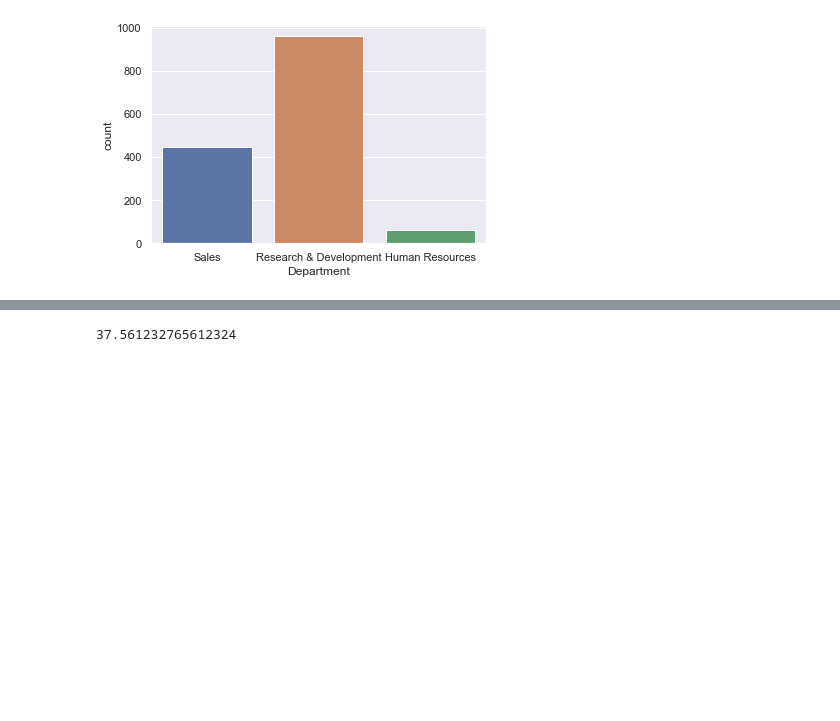
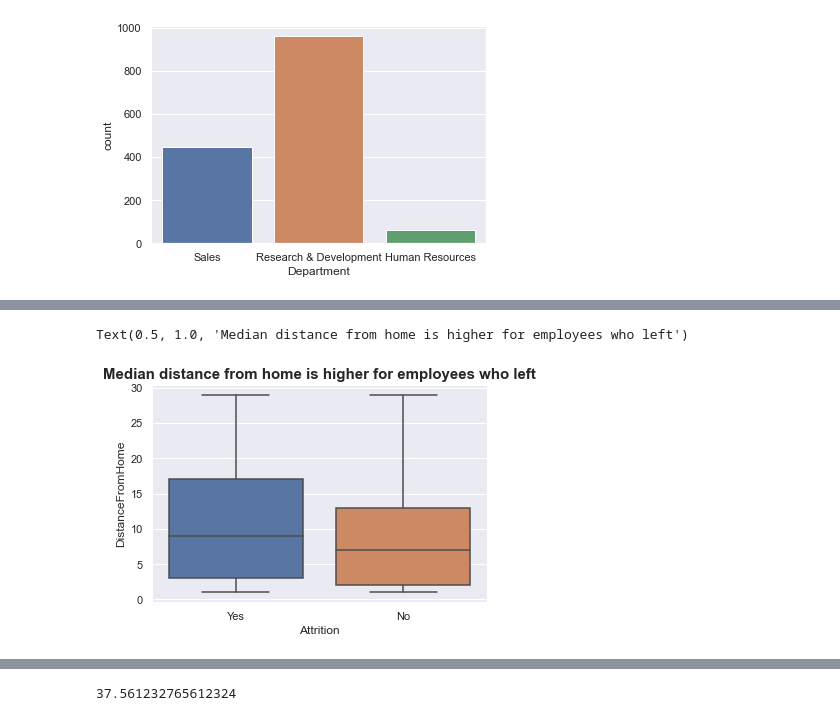
Before and after one commit to agarashzade/Employee-attrition, a Jupyter notebook: EDA_2.ipynb, the cells around one changed output, grey strips where cells are left out. Drawn from its saved outputs; the diff is of its cells as text; code cells hidden in the pictures; blank space fills up the shorter version.

```diff
--- a/EDA_2.ipynb
+++ b/EDA_2.ipynb
@@ -105,0 +117,6 @@ sns.displot(data=df,x='Age',hue='d_Attrition')
+# %%
+sns.boxplot(x='Attrition',y='DistanceFromHome',data=df)
+plt.title('Median distance from home is higher for employees who left',fontsize=15,fontweight='bold')
+# %% [output]
+Text(0.5, 1.0, 'Median distance from home is higher for employees who left')
+[figure, added]
```
Also changed, not shown: parts of 12 cells of this notebook.
